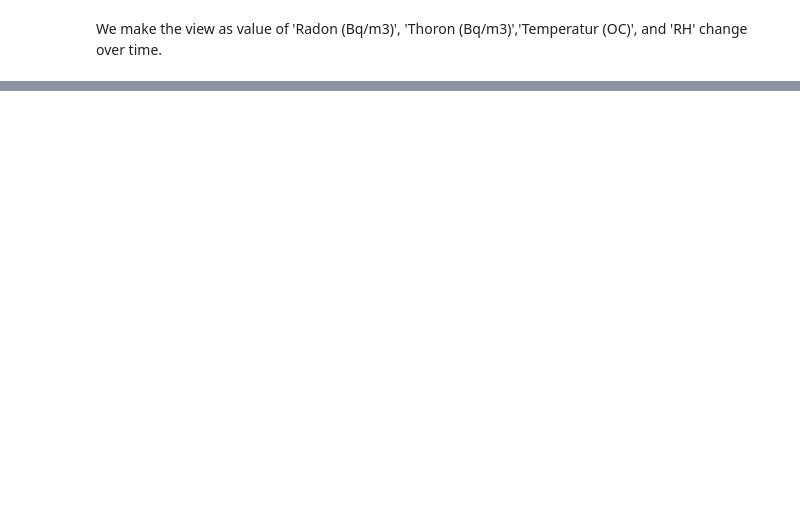
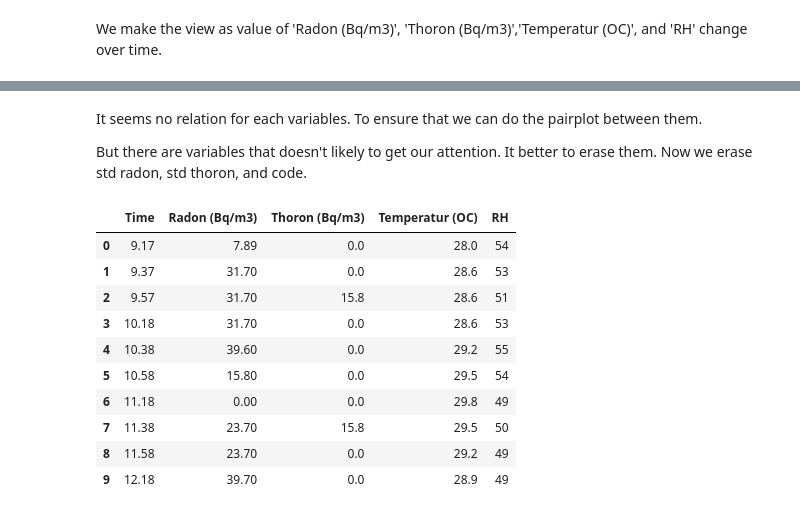
Before and after one commit to muh-imadudin/JupyterLab, a Jupyter notebook: Data Penelitian BRIN/Radon-Thoron Analysis.ipynb, the cells around one changed output, grey strips where cells are left out. Saved outputs shown, nothing was run; the diff lists cells and outputs as text; code cells hidden in the pictures; blank space fills up the shorter version.

```diff
--- a/Data Penelitian BRIN/Radon-Thoron Analysis.ipynb
+++ b/Data Penelitian BRIN/Radon-Thoron Analysis.ipynb
@@ -113,0 +96,20 @@ plt.show()
+# %% [markdown]
+It seems no relation for each variables. To ensure that we can do the pairplot between them.
+
+But there are variables that doesn't likely to get our attention. It better to erase them. Now we erase std radon, std thoron, and code.
+# %%
+df.drop(columns=['Std Radon', 'Std Thoron', 'Code'], inplace=True)
+
+df
+# %% [output]
+|  | Time | Radon (Bq/m3) | Thoron (Bq/m3) | Temperatur (OC) | RH |
+| 0 | 9.17 | 7.89 | 0.0 | 28.0 | 54 |
+| 1 | 9.37 | 31.70 | 0.0 | 28.6 | 53 |
+| 2 | 9.57 | 31.70 | 15.8 | 28.6 | 51 |
+| 3 | 10.18 | 31.70 | 0.0 | 28.6 | 53 |
+| 4 | 10.38 | 39.60 | 0.0 | 29.2 | 55 |
+| 5 | 10.58 | 15.80 | 0.0 | 29.5 | 54 |
+| 6 | 11.18 | 0.00 | 0.0 | 29.8 | 49 |
+| 7 | 11.38 | 23.70 | 15.8 | 29.5 | 50 |
+| 8 | 11.58 | 23.70 | 0.0 | 29.2 | 49 |
+| 9 | 12.18 | 39.70 | 0.0 | 28.9 | 49 |
```
Also changed, not shown: parts of 13 cells of this notebook.
